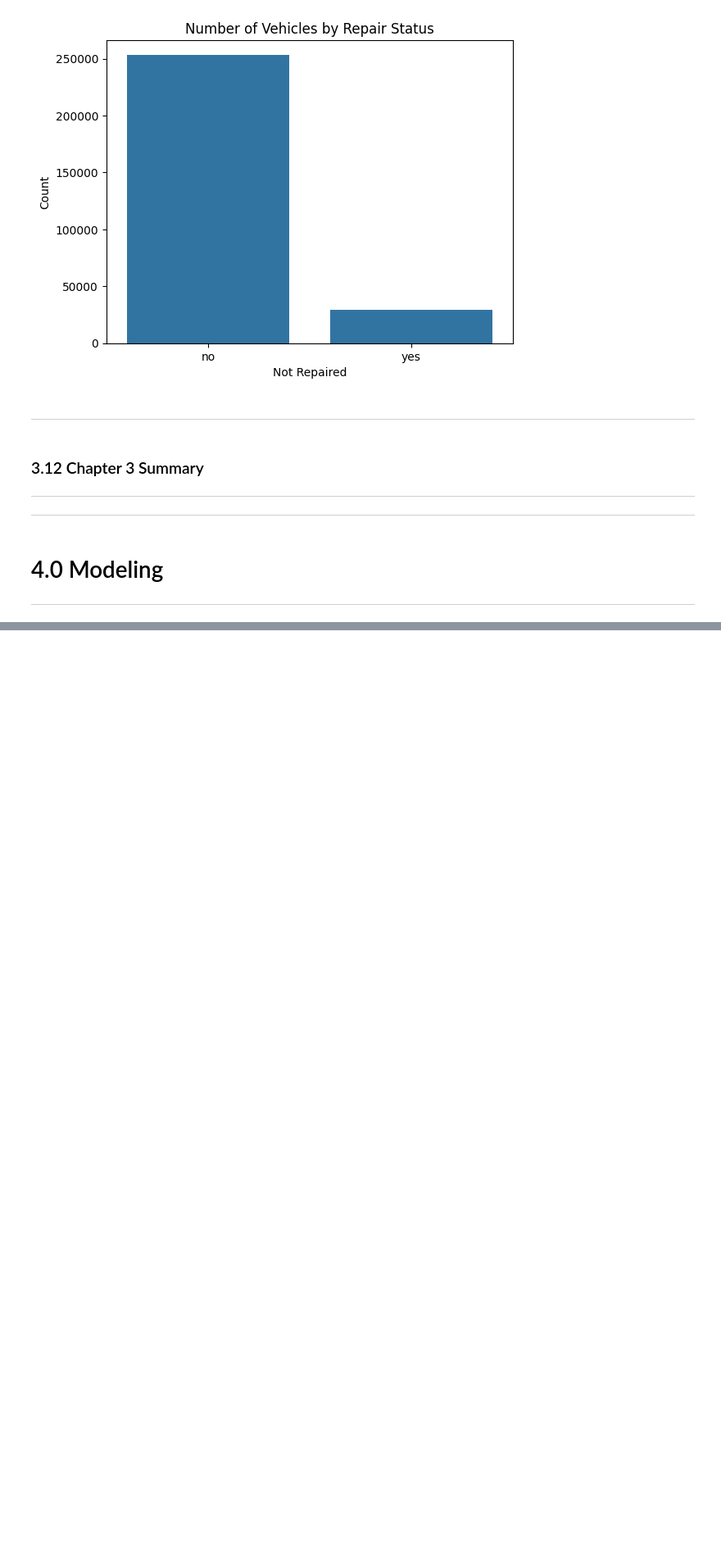
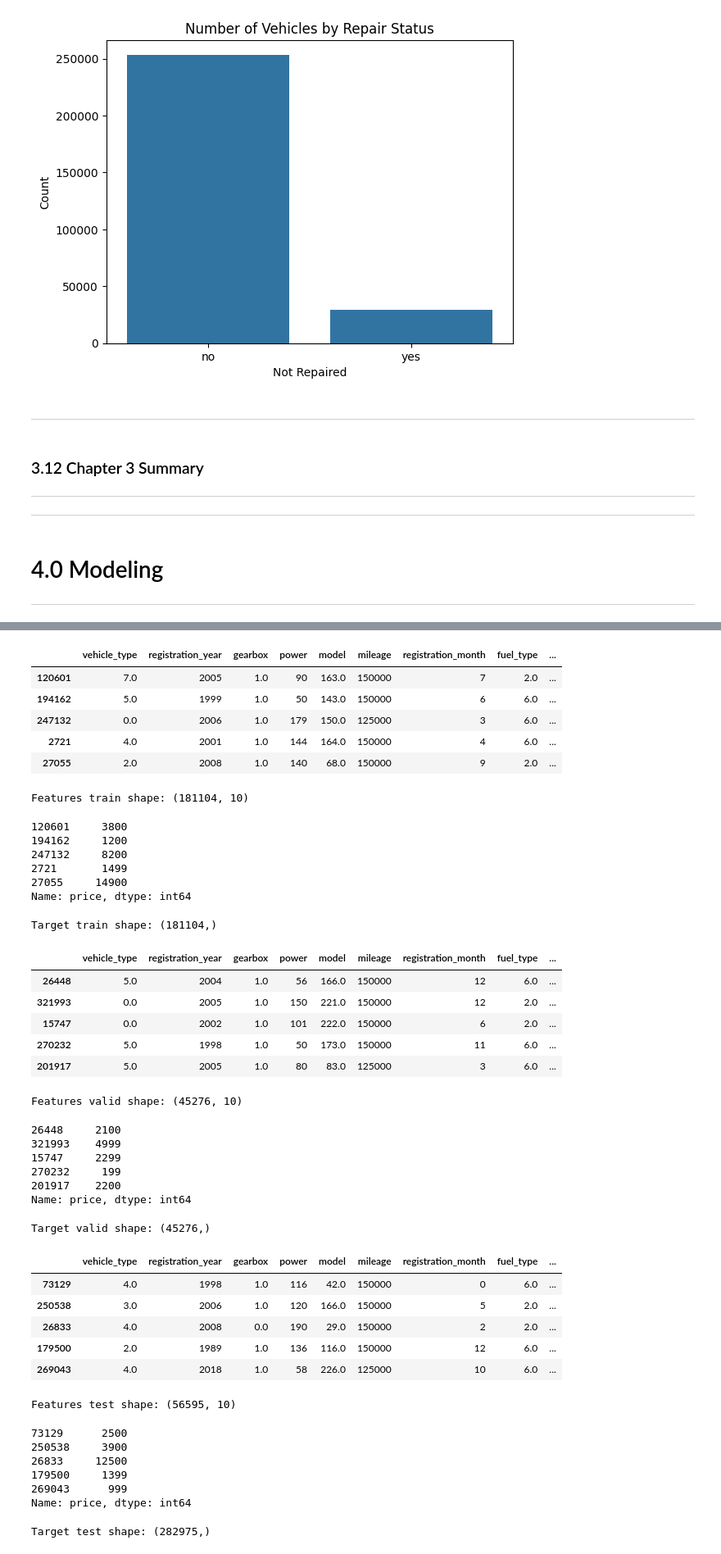
Before and after one commit to Vyncent-vdW/sprint_twelve_numerical_methods, a Jupyter notebook: sprint_twelve_numerical_methods_nb.ipynb, the cells around one changed output, grey strips where cells are left out. Shown at 82% size. Drawn from its saved outputs; the diff is of its cells as text; code cells hidden in the pictures; blank space fills up the shorter version.

```diff
--- a/sprint_twelve_numerical_methods_nb.ipynb
+++ b/sprint_twelve_numerical_methods_nb.ipynb
@@ -660,0 +719,68 @@ plt.show()
+# %%
+X_train, X_test, y_train, y_test = train_test_split(X,
+                                                    y,
+                                                    test_size=0.2)
+X_train, X_valid, y_train, y_valid = train_test_split(X_train,
+                                                      y_train,
+                                                      test_size=0.2)
+# %%
+display(X_train.head())
+print(f'Features train shape: {X_train.shape}\n')
+
+display(y_train.head())
+print(f'Target train shape: {y_train.shape}\n\n')
+
+display(X_valid.head())
+print(f'Features valid shape: {X_valid.shape}\n')
+
+display(y_valid.head())
+print(f'Target valid shape: {y_valid.shape}\n\n')
+
+display(X_test.head())
+print(f'Features test shape: {X_test.shape}\n')
+
+display(y_test.head())
+print(f'Target test shape: {y.shape}\n\n')
+# %% [output]
+|  | vehicle_type | registration_year | gearbox | power | model | mileage | registration_month | fuel_type | ... |
+| 120601 | 7.0 | 2005 | 1.0 | 90 | 163.0 | 150000 | 7 | 2.0 | ... |
+| 194162 | 5.0 | 1999 | 1.0 | 50 | 143.0 | 150000 | 6 | 6.0 | ... |
+| 247132 | 0.0 | 2006 | 1.0 | 179 | 150.0 | 125000 | 3 | 6.0 | ... |
+| 2721 | 4.0 | 2001 | 1.0 | 144 | 164.0 | 150000 | 4 | 6.0 | ... |
+| 27055 | 2.0 | 2008 | 1.0 | 140 | 68.0 | 150000 | 9 | 2.0 | ... |
+Features train shape: (181104, 10)
+120601     3800
+194162     1200
+247132     8200
+2721       1499
+27055     14900
+Name: price, dtype: int64
+Target train shape: (181104,)
+|  | vehicle_type | registration_year | gearbox | power | model | mileage | registration_month | fuel_type | ... |
+| 26448 | 5.0 | 2004 | 1.0 | 56 | 166.0 | 150000 | 12 | 6.0 | ... |
+| 321993 | 0.0 | 2005 | 1.0 | 150 | 221.0 | 150000 | 12 | 2.0 | ... |
+| 15747 | 0.0 | 2002 | 1.0 | 101 | 222.0 | 150000 | 6 | 2.0 | ... |
+| 270232 | 5.0 | 1998 | 1.0 | 50 | 173.0 | 150000 | 11 | 6.0 | ... |
+| 201917 | 5.0 | 2005 | 1.0 | 80 | 83.0 | 125000 | 3 | 6.0 | ... |
+Features valid shape: (45276, 10)
+26448     2100
+321993    4999
+15747     2299
+270232     199
+201917    2200
+Name: price, dtype: int64
+Target valid shape: (45276,)
+|  | vehicle_type | registration_year | gearbox | power | model | mileage | registration_month | fuel_type | ... |
+| 73129 | 4.0 | 1998 | 1.0 | 116 | 42.0 | 150000 | 0 | 6.0 | ... |
+| 250538 | 3.0 | 2006 | 1.0 | 120 | 166.0 | 150000 | 5 | 2.0 | ... |
+| 26833 | 4.0 | 2008 | 0.0 | 190 | 29.0 | 150000 | 2 | 2.0 | ... |
+| 179500 | 2.0 | 1989 | 1.0 | 136 | 116.0 | 150000 | 12 | 6.0 | ... |
+| 269043 | 4.0 | 2018 | 1.0 | 58 | 226.0 | 125000 | 10 | 6.0 | ... |
+Features test shape: (56595, 10)
+73129      2500
+250538     3900
+26833     12500
+179500     1399
+269043      999
+Name: price, dtype: int64
+Target test shape: (282975,)
```
Also changed, not shown: parts of 19 cells of this notebook, 4 other files.
